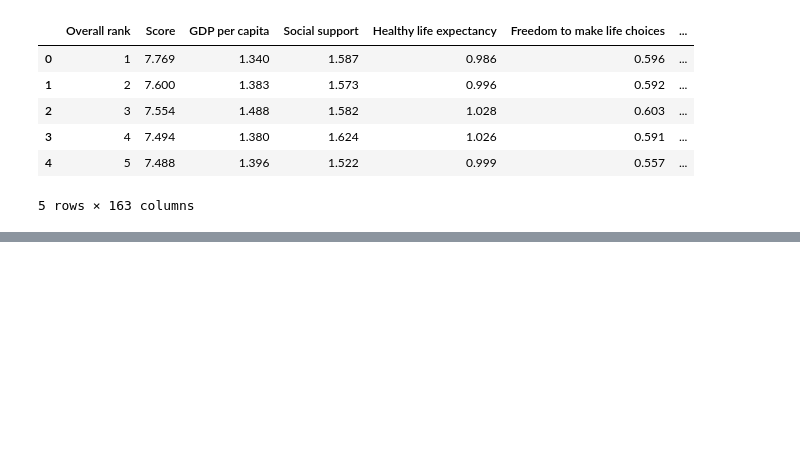
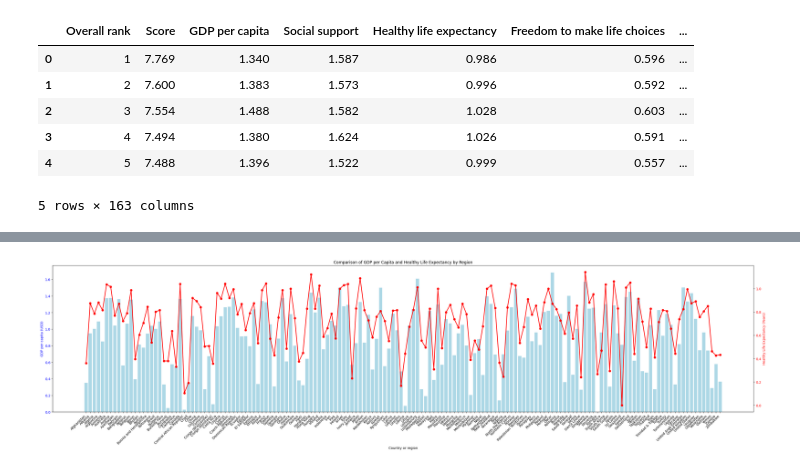
Before and after one commit to a-Hachem/GenAI-ML-BootCamp-PSTB, a Jupyter notebook: Week2/Day4/Challenge_W2_D4.ipynb, the cells around one changed output, grey strips where cells are left out. Cells and saved outputs as stored; diff of their text form; code cells hidden in the pictures; blank space fills up the shorter version.

```diff
--- a/Week2/Day4/Challenge_W2_D4.ipynb
+++ b/Week2/Day4/Challenge_W2_D4.ipynb
@@ -133,0 +175,3 @@ plt.show()
+# %%
+df_grouped = Data.groupby("Country or region")[["GDP per capita", "Healthy life expectancy"]].mean().reset_index()
+df_grouped.head()
@@ -133,0 +185,19 @@ plt.show()
+# %%
+fig, ax1 = plt.subplots(figsize=(38,8))
+
+# Bar plot pour GDP per Capita
+ax1.bar(df_grouped["Country or region"], df_grouped["GDP per capita"], color="lightblue", label="GDP per Capita")
+ax1.set_xlabel("Country or region")
+ax1.set_ylabel("GDP per capita (USD)", color="blue")
+ax1.tick_params(axis="y", labelcolor="blue")
+ax1.set_xticklabels(df_grouped["Country or region"], rotation=45, ha="right") #Rotates the labels by 45° for greater readability
+
+ax2 = ax1.twinx() #  twinx() method allows two plots with different y scales to be superimposed on the same set of x-axis values.
+ax2.plot(df_grouped["Country or region"], df_grouped["Healthy life expectancy"], color="red", marker="o", linestyle="-", linewidth=2, label="Healthy Life Expectancy")
+ax2.set_ylabel("Healthy Life Expectancy (Years)", color="red")
+ax2.tick_params(axis="y", labelcolor="red")
+
+plt.title("Comparison of GDP per Capita and Healthy Life Expectancy by Region")
+plt.show()
+# %% [output]
+[figure, added]
```
Also changed, not shown: parts of 18 cells of this notebook.
